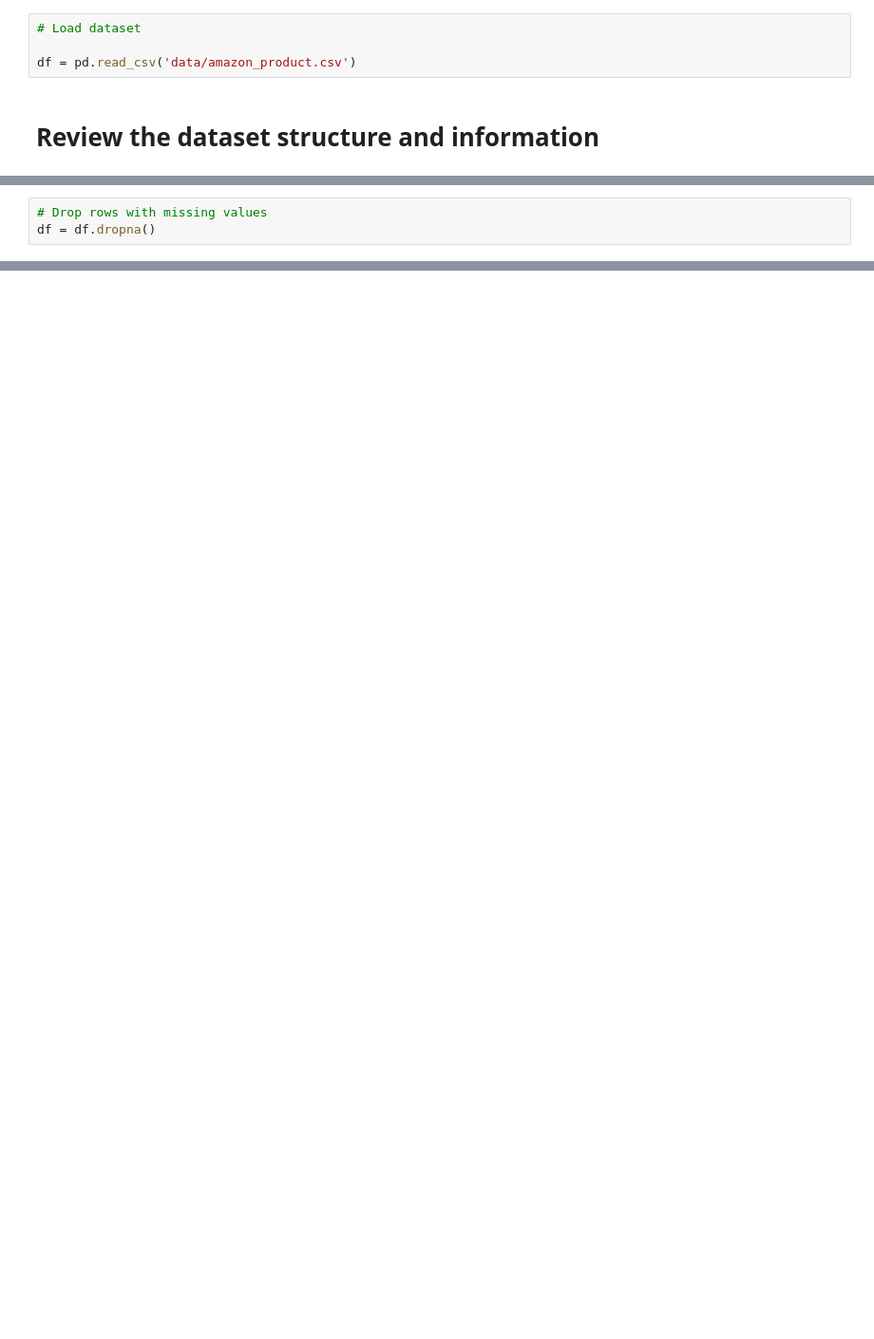
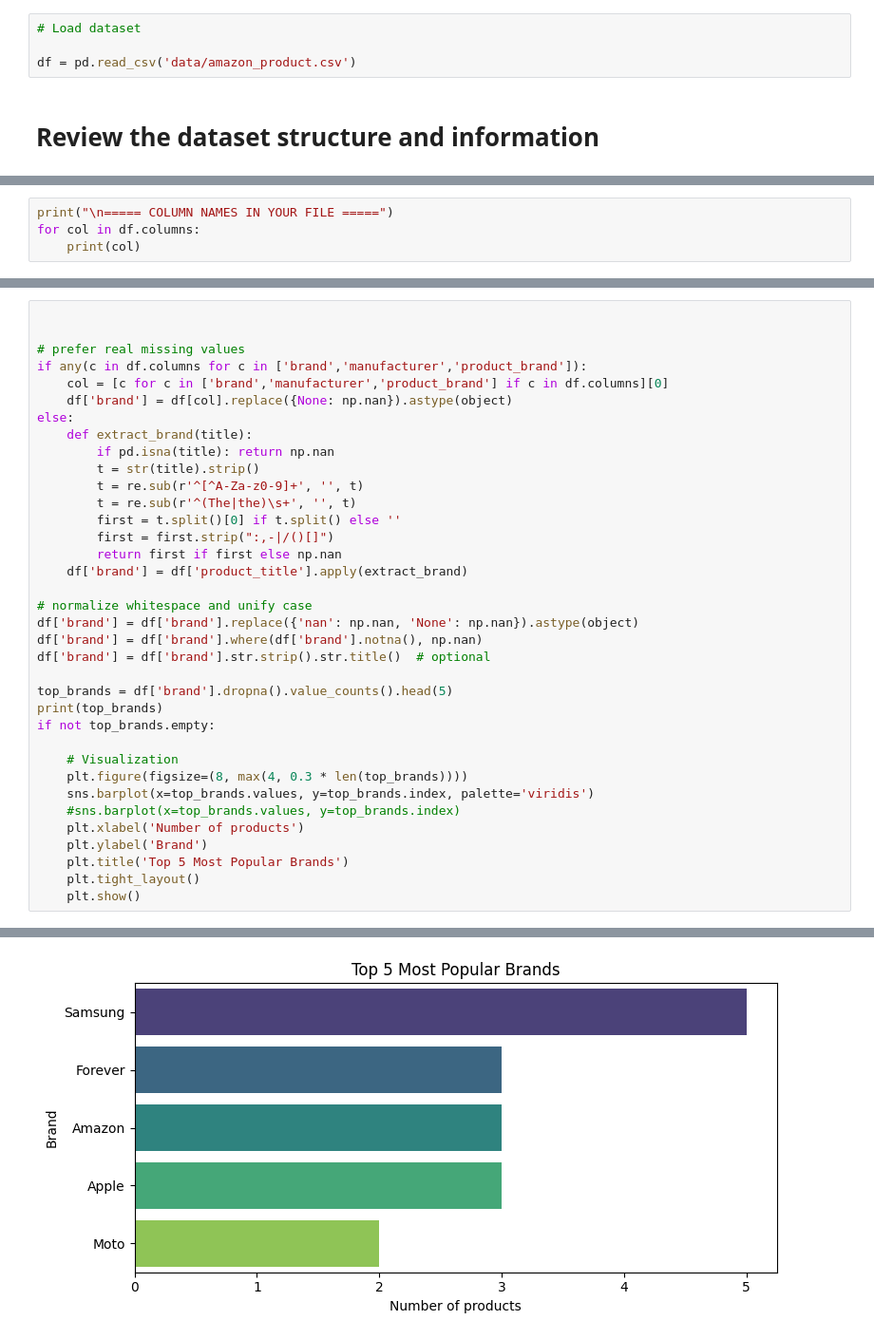
Before and after one commit to jrmsp/Amazon-Product, a Jupyter notebook: Project2.ipynb, the cells around one changed output, grey strips where cells are left out. Shown: that part at 95% size. Cells and saved outputs as stored; diff of their text form; blank space fills up the shorter version.

```diff
--- a/Project2.ipynb
+++ b/Project2.ipynb
@@ -85,3 +28,0 @@ dtype: int64
-# %%
-# Drop rows with missing values
-df = df.dropna()
@@ -204,0 +40,4 @@ business_questions = [
+# %%
+print("\n===== COLUMN NAMES IN YOUR FILE =====")
+for col in df.columns:
+    print(col)
@@ -204,0 +65,37 @@ business_questions = [
+# %%
+
+
+# prefer real missing values
+if any(c in df.columns for c in ['brand','manufacturer','product_brand']):
+    col = [c for c in ['brand','manufacturer','product_brand'] if c in df.columns][0]
+    df['brand'] = df[col].replace({None: np.nan}).astype(object)
+else:
+    def extract_brand(title):
+        if pd.isna(title): return np.nan
+        t = str(title).strip()
+        t = re.sub(r'^[^A-Za-z0-9]+', '', t)
+        t = re.sub(r'^(The|the)\s+', '', t)
+        first = t.split()[0] if t.split() else ''
+        first = first.strip(":,-|/()[]")
+        return first if first else np.nan
+    df['brand'] = df['product_title'].apply(extract_brand)
+
+# normalize whitespace and unify case
+df['brand'] = df['brand'].replace({'nan': np.nan, 'None': np.nan}).astype(object)
+df['brand'] = df['brand'].where(df['brand'].notna(), np.nan)
+df['brand'] = df['brand'].str.strip().str.title()  # optional
+
+top_brands = df['brand'].dropna().value_counts().head(5)
+print(top_brands)
+if not top_brands.empty:
+
+    # Visualization
+    plt.figure(figsize=(8, max(4, 0.3 * len(top_brands))))
+    sns.barplot(x=top_brands.values, y=top_brands.index, palette='viridis')
+    #sns.barplot(x=top_brands.values, y=top_brands.index)
+    plt.xlabel('Number of products')
+    plt.ylabel('Brand')
+    plt.title('Top 5 Most Popular Brands')
+    plt.tight_layout()
+    plt.show()
+# %% [output]
@@ -204,0 +112 @@ business_questions = [
+[figure, added]
```
Also changed, not shown: parts of 20 cells of this notebook.
